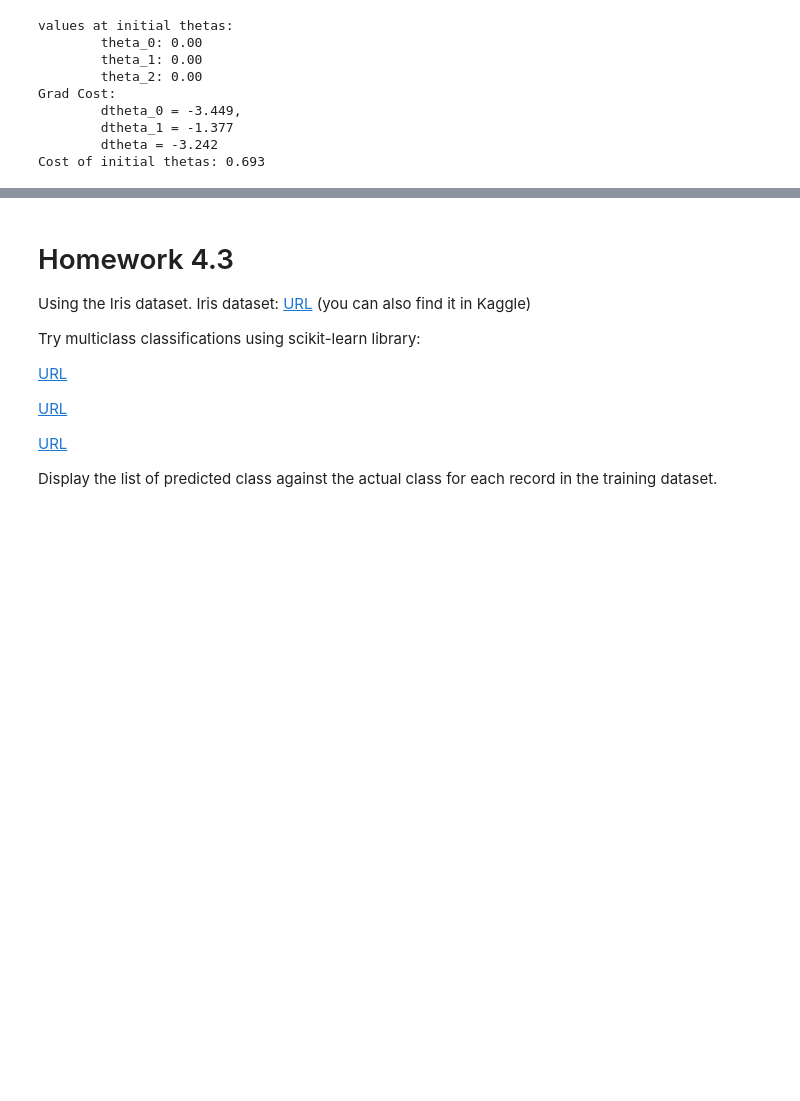
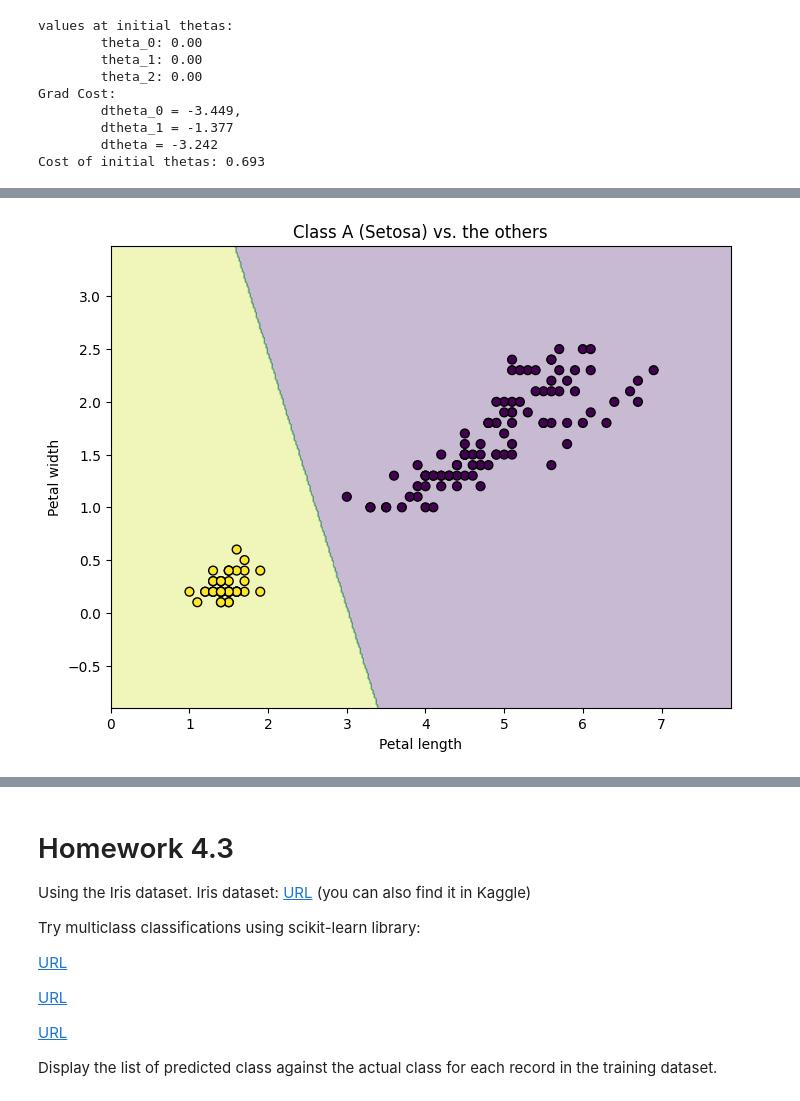
Before and after one commit to NusratBegum/Machine-Learning, a Jupyter notebook: Machine_Learning_Homework4.ipynb, the cells around one changed output, grey strips where cells are left out. Cells and saved outputs as stored; diff of their text form; code cells hidden in the pictures; blank space fills up the shorter version.

```diff
--- a/Machine_Learning_Homework4.ipynb
+++ b/Machine_Learning_Homework4.ipynb
@@ -264,0 +337,34 @@ Cost of initial thetas: 0.693
+# %%
+def plot_visualization(X, y, model, title):
+    # Plotting range
+    x_min, x_max = X[:, 0].min() - 1, X[:, 0].max() + 1
+    y_min, y_max = X[:, 1].min() - 1, X[:, 1].max() + 1
+    xx, yy = np.meshgrid(np.arange(x_min, x_max, 0.02),
+                         np.arange(y_min, y_max, 0.02))
+
+    # Predictions to obtain the decision boundary
+    Z = model.predict(np.c_[xx.ravel(), yy.ravel()])
+    Z = Z.reshape(xx.shape)
+
+    # Plot the decision boundary
+    plt.figure(figsize=(8, 6))
+    plt.contourf(xx, yy, Z, alpha=0.3)
+
+    # Plot the training points
+    plt.scatter(X[:, 0], X[:, 1], c=y, s=40, edgecolor='k')
+    plt.title(title)
+    plt.xlabel('Petal length')
+    plt.ylabel('Petal width')
+
+# Selecting petal length and petal width for visualization
+X = iris.data[:, 2:4]  # Petal length and width
+# %%
+# Class A vs the others visualization
+y_a = (iris.target == 0).astype(int)
+model_a_vis = LogisticRegression()
+model_a_vis.fit(X, y_a)
+plot_visualization(X, y_a, model_a_vis, "Class A (Setosa) vs. the others")
+
+plt.show()
+# %% [output]
+[figure, added]
```
Also changed, not shown: parts of 9 cells of this notebook.
